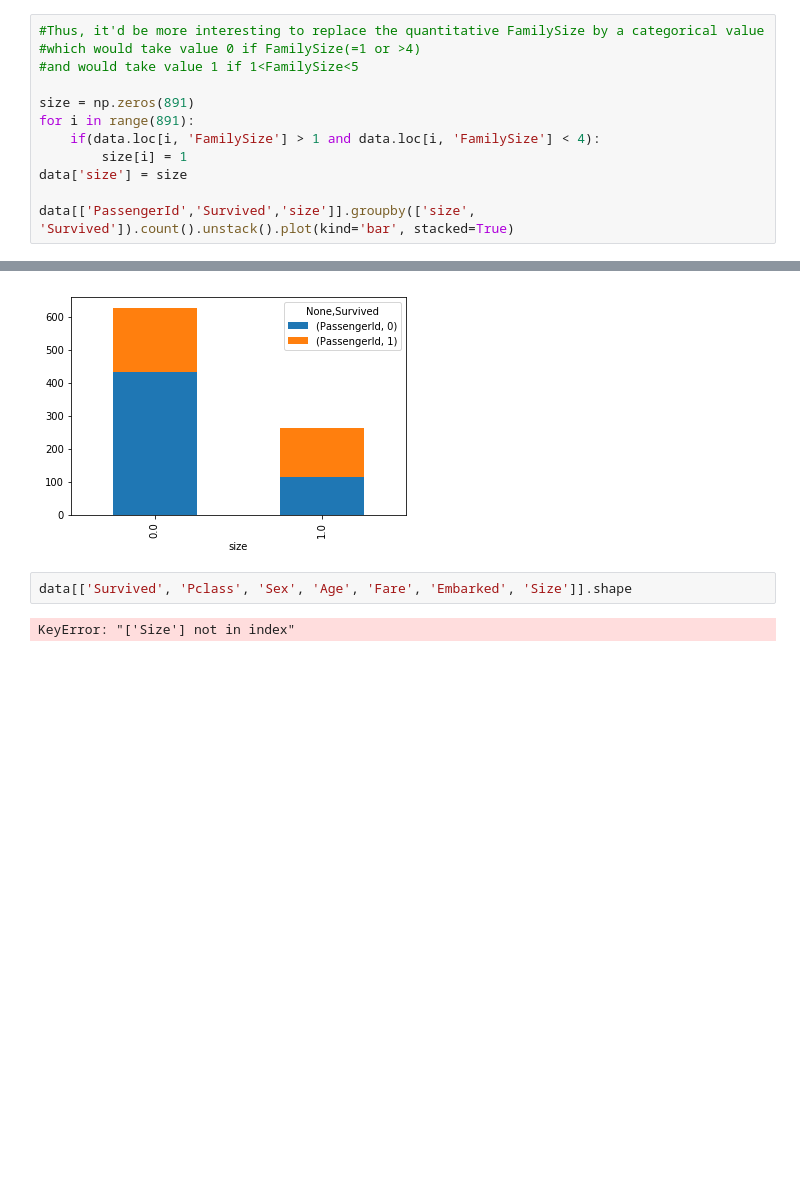
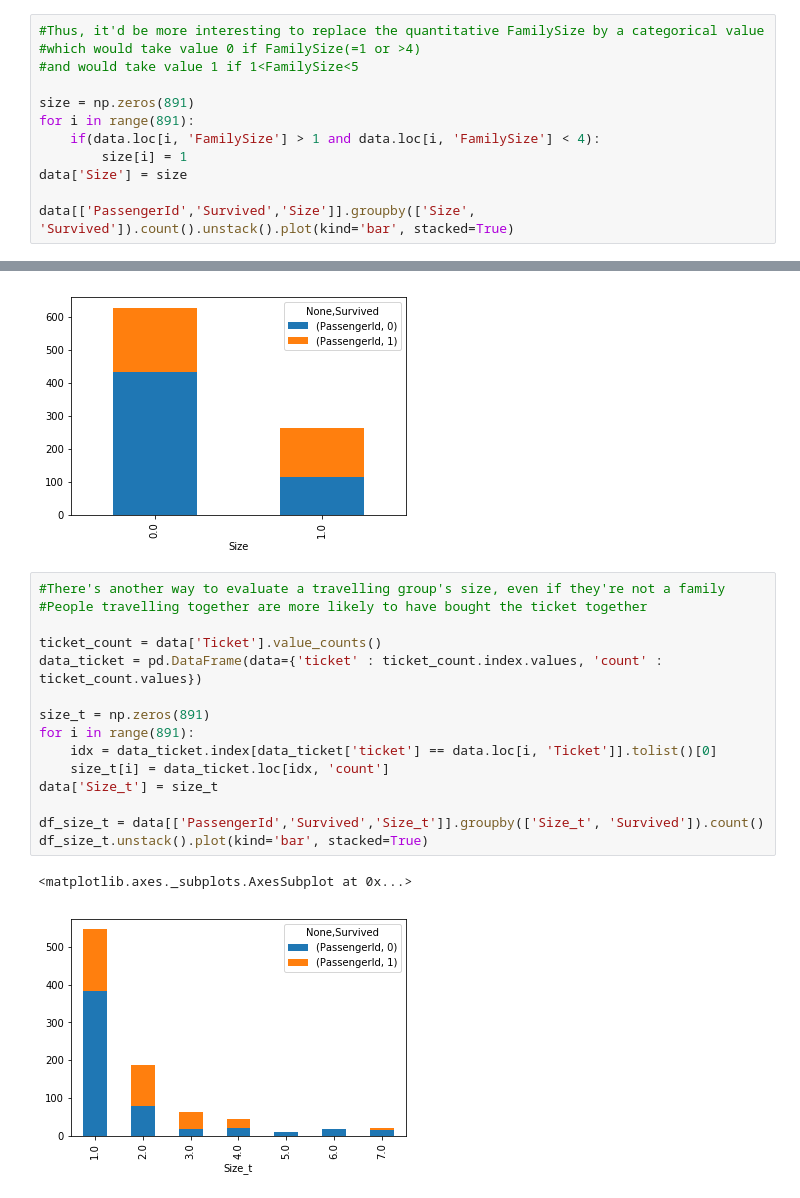
Before and after one commit to rymlaabiyad/ML_titanic, a Jupyter notebook: ML_Titanic.ipynb, the cells around one changed output, grey strips where cells are left out. Drawn from its saved outputs; the diff is of its cells as text; blank space fills up the shorter version.

```diff
--- a/ML_Titanic.ipynb
+++ b/ML_Titanic.ipynb
@@ -248,13 +265,27 @@ size = np.zeros(891)
 for i in range(891):
     if(data.loc[i, 'FamilySize'] > 1 and data.loc[i, 'FamilySize'] < 4):
         size[i] = 1
-data['size'] = size
+data['Size'] = size
 
-data[['PassengerId','Survived','size']].groupby(['size', 'Survived']).count().unstack().plot(kind='bar', stacked=True)
+data[['PassengerId','Survived','Size']].groupby(['Size', 'Survived']).count().unstack().plot(kind='bar', stacked=True)
 # %% [output]
 <matplotlib.axes._subplots.AxesSubplot at 0x...>
 [figure]
-# %%
-data[['Survived', 'Pclass', 'Sex', 'Age', 'Fare', 'Embarked', 'Size']].shape
-# %% [output]
-KeyError: "['Size'] not in index"
+# %%
+#There's another way to evaluate a travelling group's size, even if they're not a family
+#People travelling together are more likely to have bought the ticket together
+
+ticket_count = data['Ticket'].value_counts()
+data_ticket = pd.DataFrame(data={'ticket' : ticket_count.index.values, 'count' : ticket_count.values})
+
+size_t = np.zeros(891)
+for i in range(891):
+    idx = data_ticket.index[data_ticket['ticket'] == data.loc[i, 'Ticket']].tolist()[0]
+    size_t[i] = data_ticket.loc[idx, 'count']
+data['Size_t'] = size_t
+
+df_size_t = data[['PassengerId','Survived','Size_t']].groupby(['Size_t', 'Survived']).count()
+df_size_t.unstack().plot(kind='bar', stacked=True)
+# %% [output]
+<matplotlib.axes._subplots.AxesSubplot at 0x...>
+[figure, added]
```
Also changed, not shown: parts of 18 cells of this notebook.
